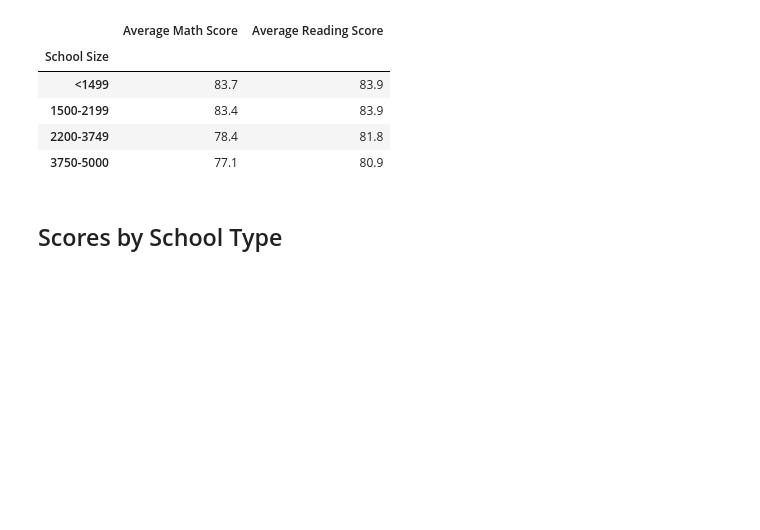
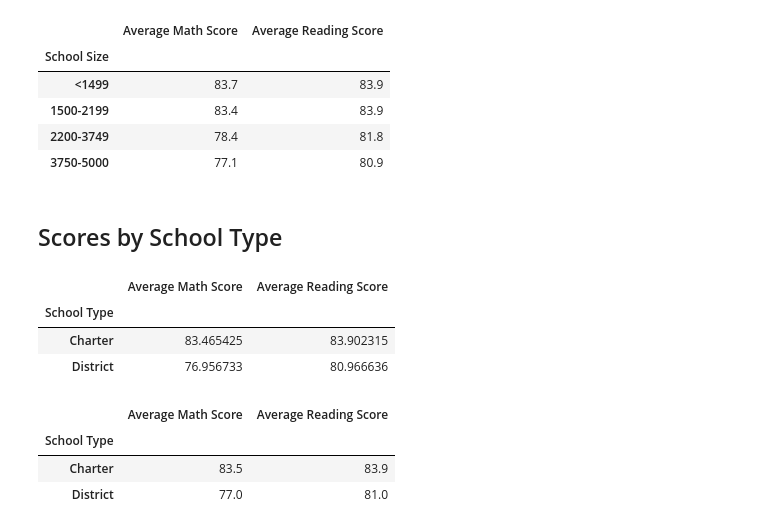
Before and after one commit to GregoryBWilson/School_District_Analysis, a Jupyter notebook: PyCitySchools_Challenge_testing.ipynb, the cells around one changed output. Drawn from its saved outputs; the diff is of its cells as text; code cells hidden in the pictures; blank space fills up the shorter version.

```diff
--- a/PyCitySchools_Challenge_testing.ipynb
+++ b/PyCitySchools_Challenge_testing.ipynb
@@ -812,0 +807,31 @@ size_summary_df
+# %%
+# Calculate averages for the desired columns.
+type_math_scores = per_school_summary_df.groupby(["School Type"]).mean()["Average Math Score"]
+
+type_reading_scores = per_school_summary_df.groupby(["School Type"]).mean()["Average Reading Score"]
+# %%
+# Assemble into DataFrame.
+type_summary_df = pd.DataFrame({
+          "Average Math Score" : type_math_scores,
+          "Average Reading Score": type_reading_scores})
+
+type_summary_df
+# %% [output]
+|  | Average Math Score | Average Reading Score |
+| School Type |  |  |
+| Charter | 83.465425 | 83.902315 |
+| District | 76.956733 | 80.966636 |
+# %%
+# Format the DataFrame
+type_summary_df["Average Math Score"] = type_summary_df["Average Math Score"].map("{:.1f}".format)
+
+type_summary_df["Average Reading Score"] = type_summary_df["Average Reading Score"].map("{:.1f}".format)
+
+# Display the data frame
+# dfi.export(type_summary_df, 'Resources/Table15.png')
+type_summary_df
+# %% [output]
+|  | Average Math Score | Average Reading Score |
+| School Type |  |  |
+| Charter | 83.5 | 83.9 |
+| District | 77.0 | 81.0 |
```
Also changed, not shown: parts of 3 cells of this notebook, 1 other file.
